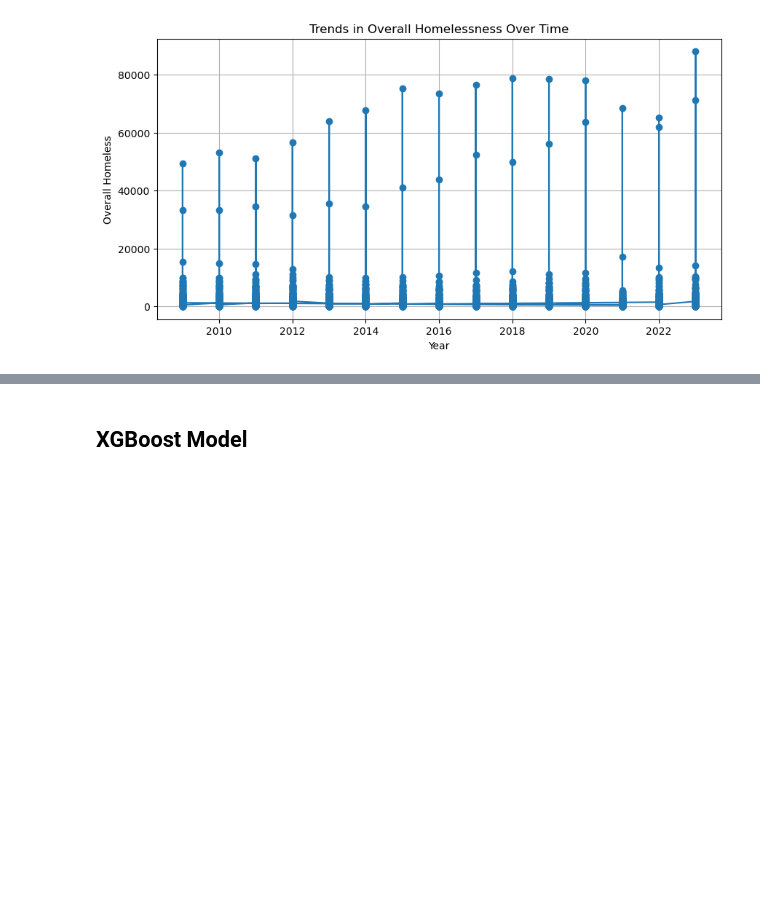
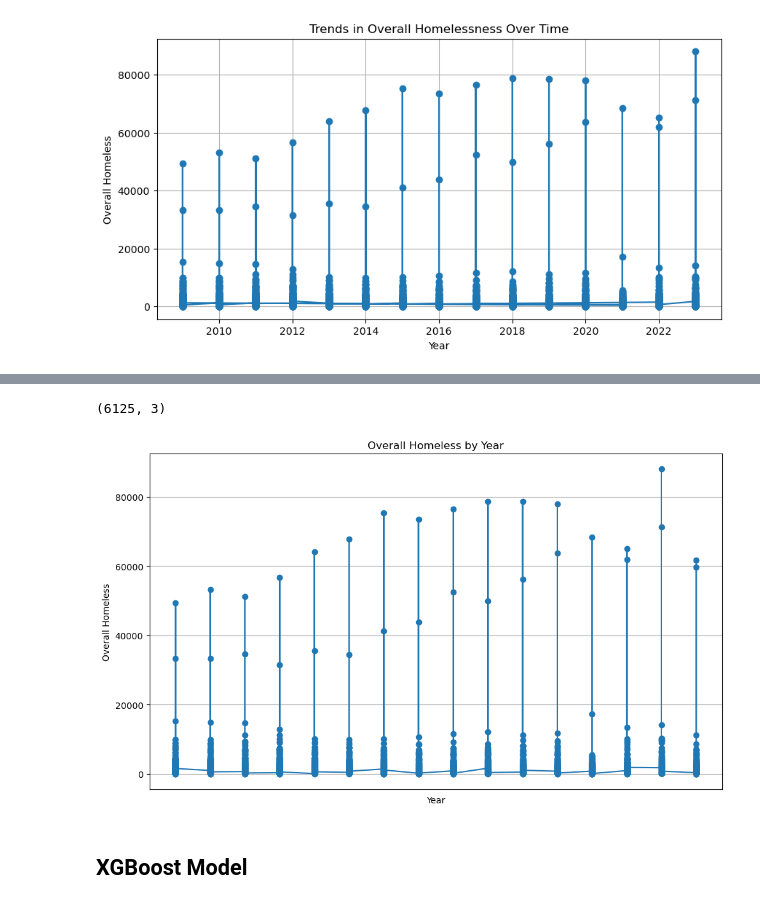
Before and after one commit to SinghNavnoor/homelessness_PIT_count_analysis, a Jupyter notebook: homeless_analysis.ipynb, the cells around one changed output, grey strips where cells are left out. Drawn from its saved outputs; the diff is of its cells as text; code cells hidden in the pictures; blank space fills up the shorter version.

```diff
--- a/homeless_analysis.ipynb
+++ b/homeless_analysis.ipynb
@@ -1771,0 +1830,7 @@ plt.show()
+# %%
+predictions_df["Year"] = 2024
+
+predictions_df = predictions_df.rename(columns={'2024 Predicted Overall Homeless': 'Overall Homeless'})
+
+
+predictions_df.head()
@@ -1772,3 +1854,30 @@ plt.show()
+# %%
+#Combine the two datasets with Year, CoC Name & Overall Homeless
+
+predicted_subset = predictions_df[['Year', 'CoC Name', 'Overall Homeless']]
+general_subset = general_homeless_cols[['Year', 'CoC Name', 'Overall Homeless']]
+
+# Concatenate the two subsets into a new DataFrame
+year_17_24 = pd.concat([predicted_subset, general_subset], ignore_index=True)
+
+year_17_24.shape
+# %% [output]
+(6125, 3)
+# %%
+
+# Plotting
+plt.figure(figsize=(10, 6))
+plt.plot(year_17_24['Year'], year_17_24['Overall Homeless'], marker='o', linestyle='-')
+plt.title('Overall Homeless by Year')
+plt.xlabel('Year')
+plt.ylabel('Overall Homeless')
+plt.grid(True)
+
+plt.xticks(rotation=45)  # Rotate date labels for better readability
+plt.tight_layout()  # Adjust layout to make room for label rotation
+plt.show()
+# %% [output]
+[figure, added]
 # %% [markdown]
 ## XGBoost Model
 # %%
```
Also changed, not shown: parts of 11 cells of this notebook, 1 other file.
